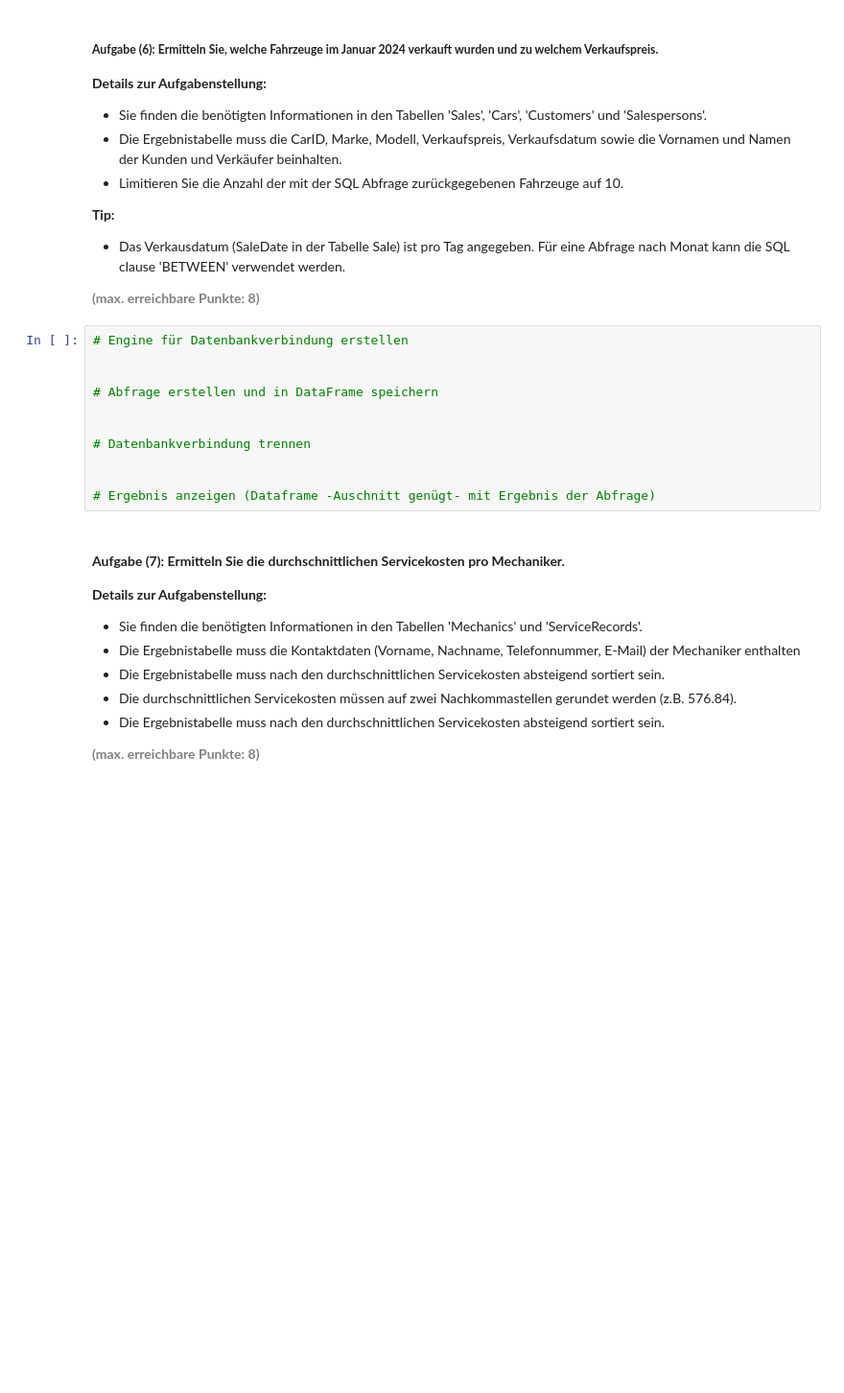
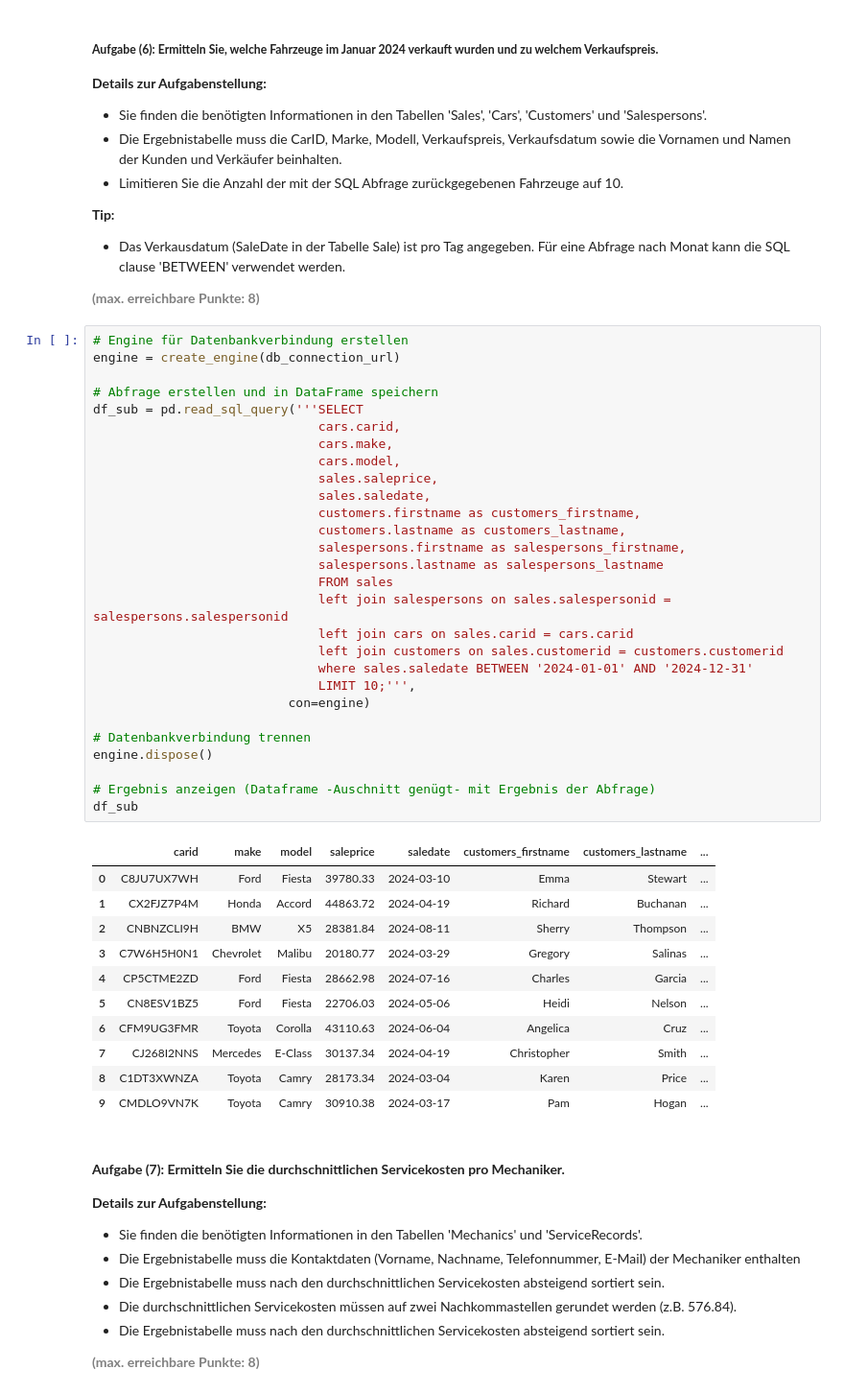
Before and after one commit to janneszuend/python_postgresql_pgadmin, a Jupyter notebook: AP01/AP01_Mgmt_Nutzung_Relationale_Daten.ipynb, the cells around one changed output. Shown at 96% size. Drawn from its saved outputs; the diff is of its cells as text; blank space fills up the shorter version.

```diff
--- a/AP01/AP01_Mgmt_Nutzung_Relationale_Daten.ipynb
+++ b/AP01/AP01_Mgmt_Nutzung_Relationale_Daten.ipynb
@@ -319,15 +381,44 @@ print(df_sub)
 <b style="color: gray;">(max. erreichbare Punkte: 8)</b>
 # %%
 # Engine für Datenbankverbindung erstellen
-
+engine = create_engine(db_connection_url)
 
 # Abfrage erstellen und in DataFrame speichern
-
+df_sub = pd.read_sql_query('''SELECT
+                              cars.carid,
+                              cars.make,
+                              cars.model,
+                              sales.saleprice,
+                              sales.saledate,
+                              customers.firstname as customers_firstname,
+                              customers.lastname as customers_lastname,
+                              salespersons.firstname as salespersons_firstname,
+                              salespersons.lastname as salespersons_lastname
+                              FROM sales
+                              left join salespersons on sales.salespersonid = salespersons.salespersonid
+                              left join cars on sales.carid = cars.carid
+                              left join customers on sales.customerid = customers.customerid
+                              where sales.saledate BETWEEN '2024-01-01' AND '2024-12-31'
+                              LIMIT 10;''',
+                          con=engine)
 
 # Datenbankverbindung trennen
-
+engine.dispose()
 
 # Ergebnis anzeigen (Dataframe -Auschnitt genügt- mit Ergebnis der Abfrage)
+df_sub
+# %% [output]
+|  | carid | make | model | saleprice | saledate | customers_firstname | customers_lastname | ... |
+| 0 | C8JU7UX7WH | Ford | Fiesta | 39780.33 | 2024-03-10 | Emma | Stewart | ... |
+| 1 | CX2FJZ7P4M | Honda | Accord | 44863.72 | 2024-04-19 | Richard | Buchanan | ... |
+| 2 | CNBNZCLI9H | BMW | X5 | 28381.84 | 2024-08-11 | Sherry | Thompson | ... |
+| 3 | C7W6H5H0N1 | Chevrolet | Malibu | 20180.77 | 2024-03-29 | Gregory | Salinas | ... |
+| 4 | CP5CTME2ZD | Ford | Fiesta | 28662.98 | 2024-07-16 | Charles | Garcia | ... |
+| 5 | CN8ESV1BZ5 | Ford | Fiesta | 22706.03 | 2024-05-06 | Heidi | Nelson | ... |
+| 6 | CFM9UG3FMR | Toyota | Corolla | 43110.63 | 2024-06-04 | Angelica | Cruz | ... |
+| 7 | CJ268I2NNS | Mercedes | E-Class | 30137.34 | 2024-04-19 | Christopher | Smith | ... |
+| 8 | C1DT3XWNZA | Toyota | Camry | 28173.34 | 2024-03-04 | Karen | Price | ... |
+| 9 | CMDLO9VN7K | Toyota | Camry | 30910.38 | 2024-03-17 | Pam | Hogan | ... |
 # %% [markdown]
 #### <b>Aufgabe (7): Ermitteln Sie die durchschnittlichen Servicekosten pro Mechaniker.</b>
 <b>Details zur Aufgabenstellung:</b>
```
Also changed, not shown: parts of 6 cells of this notebook, 2 other files.
